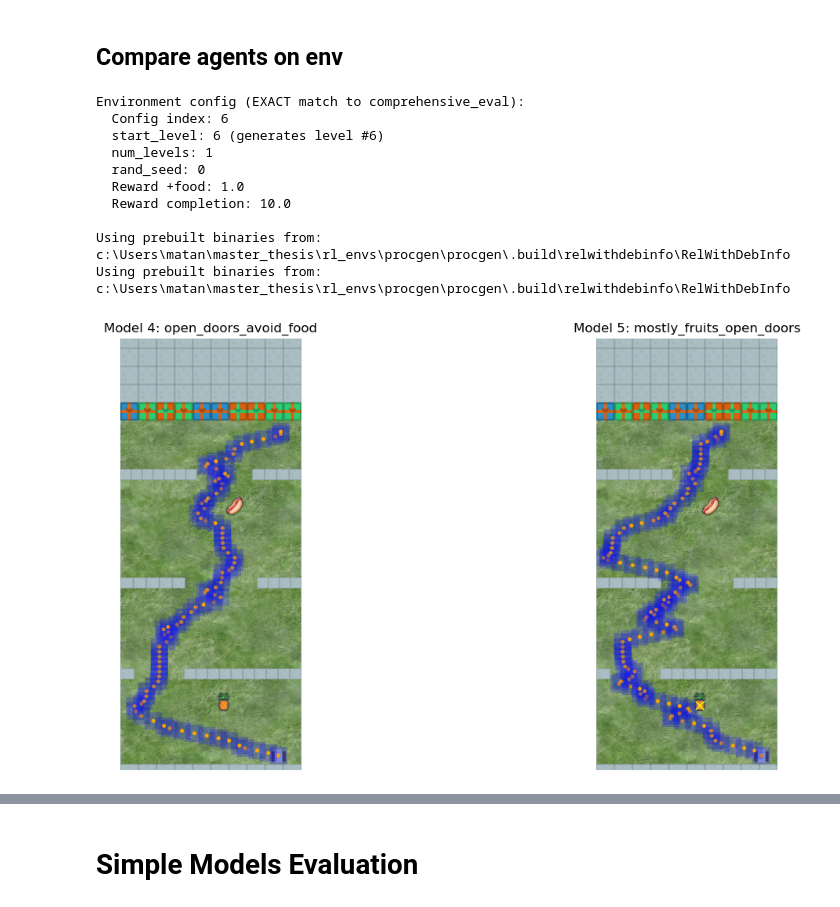
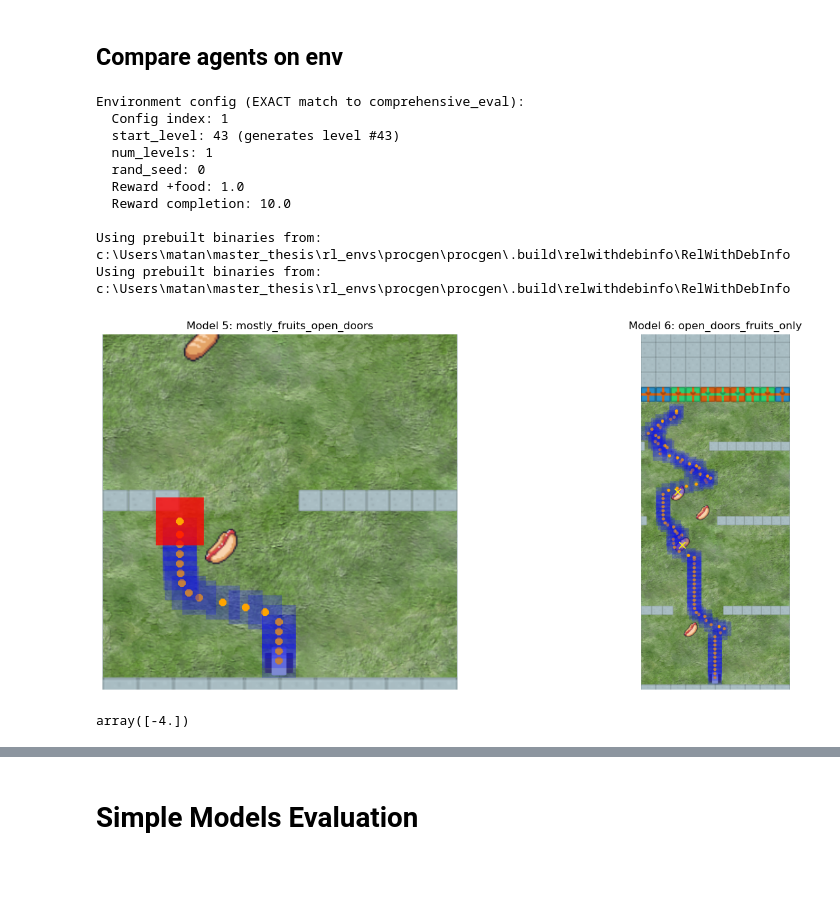
Before and after one commit to matansol/dpu_fruitbot, a Jupyter notebook: evaluate_agents.ipynb, the cells around one changed output, grey strips where cells are left out. Drawn from its saved outputs; the diff is of its cells as text; code cells hidden in the pictures; blank space fills up the shorter version.

```diff
--- a/evaluate_agents.ipynb
+++ b/evaluate_agents.ipynb
@@ -1381,18 +1327,18 @@ import matplotlib.pyplot as plt
 importlib.reload(dpu_clf)
 
 # Match EXACTLY what evaluate_comprehensive.py does
-model1_index = 4
-model2_index = 5
+model1_index = 5
+model2_index = 6
 model_path1 = easy_models_dict[model1_index]['path']
 model_path2 = easy_models_dict[model2_index]['path']
 
 agent1 = PPO.load(model_path1)
 agent2 = PPO.load(model_path2)
 # [49, 1, 2], [31, 70, 92], [54, 95, 50], [82, 20, 32]
-config_index = 6
+config_index = 1
 # start_level = 24
 start_level = models_dist2[model1_index][model2_index]['configs'][config_index][1]
-
+start_level = 43
 seed=0
 
 # Get base config from dpu_clf
@@ -1430,33 +1376,42 @@ env2 = gym.make("procgen:procgen-fruitbot-v0", **env_config)
 # while not done:
 #     action, _states = agent2.predict(obs, deterministic=True)
 #     obs, reward, done, info = env1.step(action)
 #     step += 1
 #     if reward != 0 or done:
 #         print(f"Agent 2 - Step: {step}, Action: {action}, Reward: {reward}, Done: {done}")
 
 
 image1, image2 = dpu_clf.compare_models(env1, env2, agent1, agent2)
 fig, axes = plt.subplots(1, 2, figsize=(16, 6))
 
 axes[0].imshow(image1)
 axes[0].set_title(f"Model {model1_index}: {easy_models_dict[model1_index]['name']}")
 axes[0].axis('off')
 
 axes[1].imshow(image2)
 axes[1].set_title(f"Model {model2_index}: {easy_models_dict[model2_index]['name']}")
 axes[1].axis('off')
 
 plt.tight_layout()
 plt.show()
 # %% [output]
 Environment config (EXACT match to comprehensive_eval):
-  Config index: 6
-  start_level: 6 (generates level #6)
+  Config index: 1
+  start_level: 43 (generates level #43)
   num_levels: 1
   rand_seed: 0
   Reward +food: 1.0
   Reward completion: 10.0
 
 Using prebuilt binaries from: c:\Users\matan\master_thesis\rl_envs\procgen\procgen\.build\relwithdebinfo\RelWithDebInfo
 Using prebuilt binaries from: c:\Users\matan\master_thesis\rl_envs\procgen\procgen\.build\relwithdebinfo\RelWithDebInfo
-[figure, old version]
+[figure, new version]
+# %%
+
+models_scores = pd.read_csv('results/simple_eval100.csv')
+
+models_scores[(models_scores['model_index'] == 5) &
+              (models_scores['config_index'] == 1) &
+              (models_scores['start_level'] == 43)]['total_reward'].values
+# %% [output]
+array([-4.])
```
Also changed, not shown: parts of 8 cells of this notebook, 1 other file.
